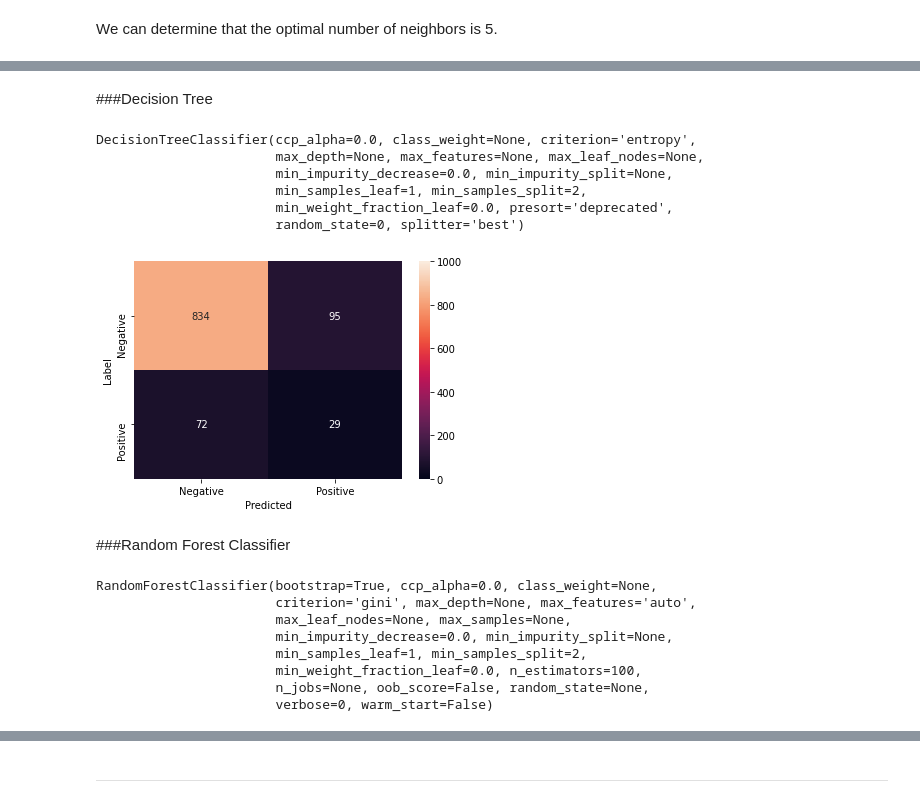
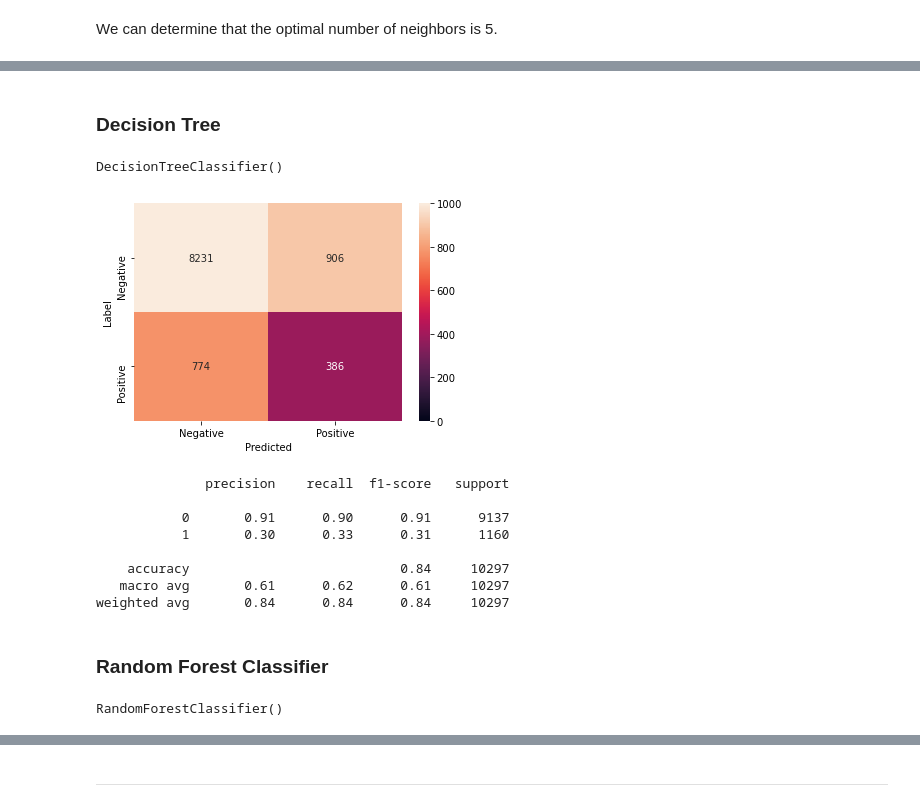
Before and after one commit to rafaelhora/bank_marketing, a Jupyter notebook: Bank_marketing.ipynb, the cells around one changed output, grey strips where cells are left out. Saved outputs shown, nothing was run; the diff lists cells and outputs as text; code cells hidden in the pictures.

```diff
--- a/Bank_marketing.ipynb
+++ b/Bank_marketing.ipynb
@@ -156,6 +172,6 @@ X = dataset_encoded.iloc[:, :-1].values
 y = dataset_encoded.iloc[:, -1].values
 
 from sklearn.model_selection import train_test_split
-X_train, X_test, y_train, y_test = train_test_split(X, y, test_size = 0.25, random_state = 0)
+X_train, X_test, y_train, y_test = train_test_split(X, y, test_size = 0.25, stratify = dataset_encoded['y'])
 # %% [markdown]
 ---
@@ -220,0 +534,22 @@ plt.show()
+# %%
+sns.set_style('whitegrid')
+f, ax = plt.subplots(figsize=(16, 4))
+sns.despine(f)
+
+sns.histplot(
+    data=df,
+    x='cons.conf.idx', hue="y",
+    multiple="fill",
+    palette=color_dict,
+    edgecolor=".3",
+    linewidth=.5,
+    stat='frequency',
+    binwidth = 3
+)
+
+ax.xaxis.set_major_formatter(mpl.ticker.ScalarFormatter())
+ax.set_xticks(np.arange(-55,-15,5))
+ax.set_yticks(np.arange(0,1,0.05))
+ax.set_xlabel('Consumer confidence index')
+plt.title('Consumer confidence index x conversion rate', fontsize = 14)
+plt.show()
@@ -354,31 +715,34 @@ accuracy_nb = accuracy_score(y_test, y_pred)
 # %% [markdown]
-###Decision Tree
+### Decision Tree
 # %%
 # Training the Decision Tree Classification model on the Training set
 from sklearn.tree import DecisionTreeClassifier
-classifier_dt = DecisionTreeClassifier(criterion = 'entropy', random_state = 0)
+classifier_dt = DecisionTreeClassifier()
 classifier_dt.fit(X_train, y_train)
 # %% [output]
-DecisionTreeClassifier(ccp_alpha=0.0, class_weight=None, criterion='entropy',
-                       max_depth=None, max_features=None, max_leaf_nodes=None,
-                       min_impurity_decrease=0.0, min_impurity_split=None,
-                       min_samples_leaf=1, min_samples_split=2,
-                       min_weight_fraction_leaf=0.0, presort='deprecated',
-                       random_state=0, splitter='best')
+DecisionTreeClassifier()
 # %%
-# Making the Confusion Matrix
-from sklearn.metrics import confusion_matrix, accuracy_score
+#Plotting the results
 y_pred = classifier_dt.predict(X_test)
 cm = confusion_matrix(y_test, y_pred)
 sns.heatmap(cm, annot=True, xticklabels=['Negative' , 'Positive'], yticklabels=['Negative' , 'Positive'], cmap = 'rocket', vmax = 1000, vmin =0, fmt = 'g')
 plt.ylabel("Label")
 plt.xlabel("Predicted")
 plt.show()
-accuracy_dt = accuracy_score(y_test, y_pred)
+
+print(classification_report(y_test, y_pred))
 # %% [output]
-[figure, old version]
+[figure, new version]
+              precision    recall  f1-score   support
+
+           0       0.91      0.90      0.91      9137
+           1       0.30      0.33      0.31      1160
+
+    accuracy                           0.84     10297
+   macro avg       0.61      0.62      0.61     10297
+weighted avg       0.84      0.84      0.84     10297
 # %% [markdown]
-###Random Forest Classifier
+### Random Forest Classifier
 # %%
 from sklearn.ensemble import RandomForestClassifier
 
@@ -386,14 +750,7 @@ classifier_rt = RandomForestClassifier()
 
 classifier_rt.fit(X_train, y_train)
 # %% [output]
-RandomForestClassifier(bootstrap=True, ccp_alpha=0.0, class_weight=None,
-                       criterion='gini', max_depth=None, max_features='auto',
-                       max_leaf_nodes=None, max_samples=None,
-                       min_impurity_decrease=0.0, min_impurity_split=None,
-                       min_samples_leaf=1, min_samples_split=2,
-                       min_weight_fraction_leaf=0.0, n_estimators=100,
-                       n_jobs=None, oob_score=False, random_state=None,
-                       verbose=0, warm_start=False)
+RandomForestClassifier()
 # %%
 y_pred = classifier_rt.predict(X_test)
 # %%
```
Also changed, not shown: parts of 162 cells of this notebook.
